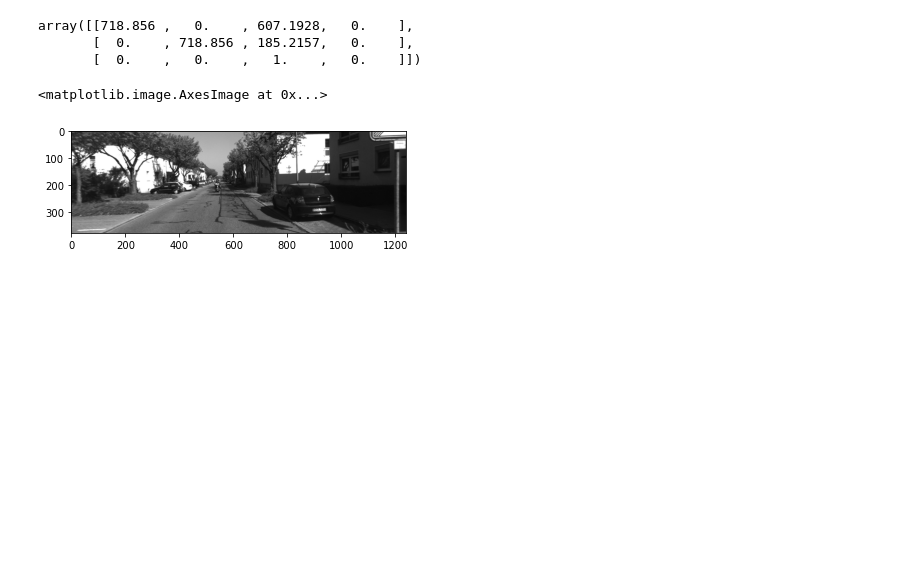
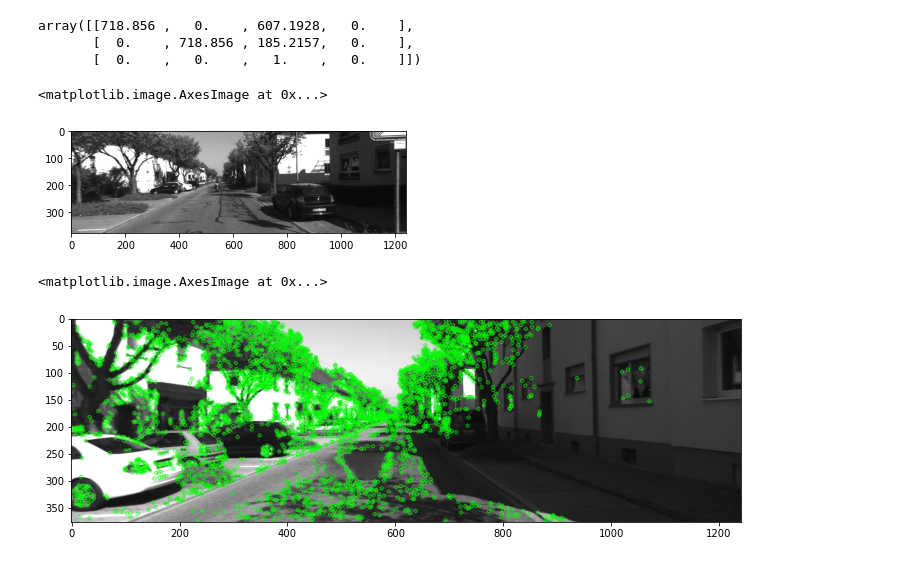
Before and after one commit to citruscaesar/monocular-odometry, a Jupyter notebook: working.ipynb, the cells around one changed output. Drawn from its saved outputs; the diff is of its cells as text; code cells hidden in the pictures; blank space fills up the shorter version.

Commit message:
Added Feature Extractor

```diff
--- a/working.ipynb
+++ b/working.ipynb
@@ -92,0 +103,17 @@ plt.imshow(next(datahandler.images_left))
+# %%
+def extract_features_FAST(image):
+    det = cv2.FastFeatureDetector_create()
+    det.setNonmaxSuppression(True)
+    det.setThreshold(20)
+    keypoints = det.detect(image, None)
+
+    return (keypoints, 0)
+# %%
+img = next(datahandler.images_left)
+kp, des = extract_features_FAST(img)
+
+plt.figure(figsize = (12, 4))
+plt.imshow(cv2.drawKeypoints(img, kp, None, color = (0, 255, 0), flags = 0))
+# %% [output]
+<matplotlib.image.AxesImage at 0x...>
+[figure, added]
```
Also changed, not shown: parts of 3 cells of this notebook.
